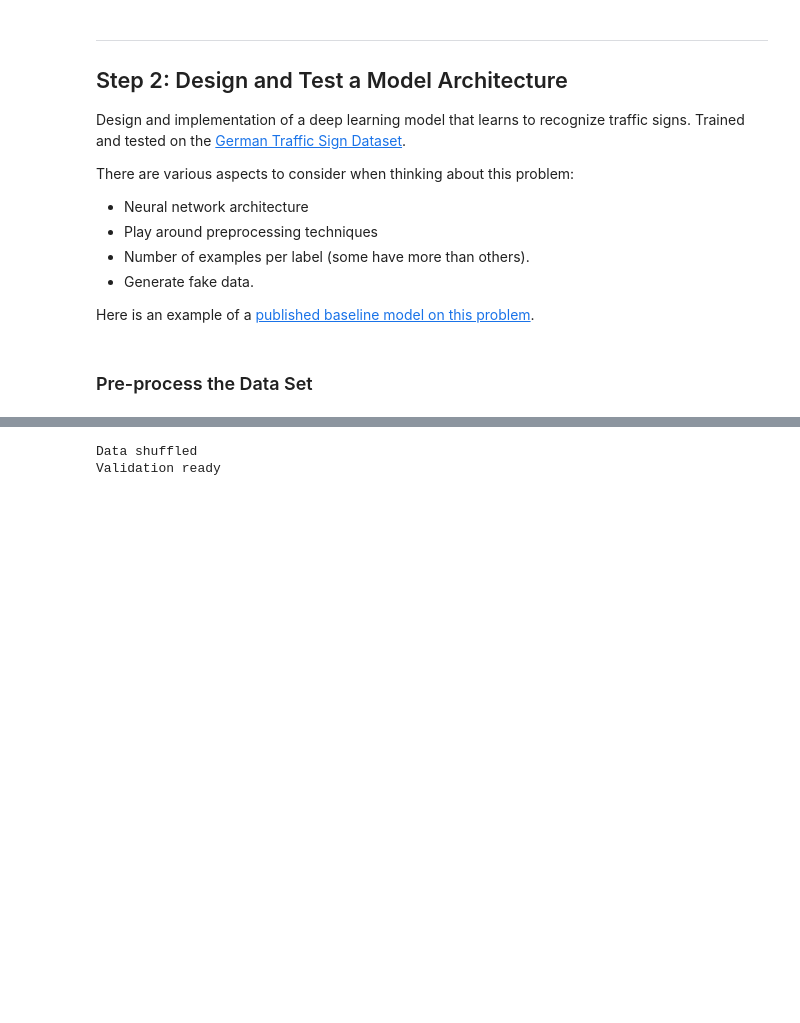
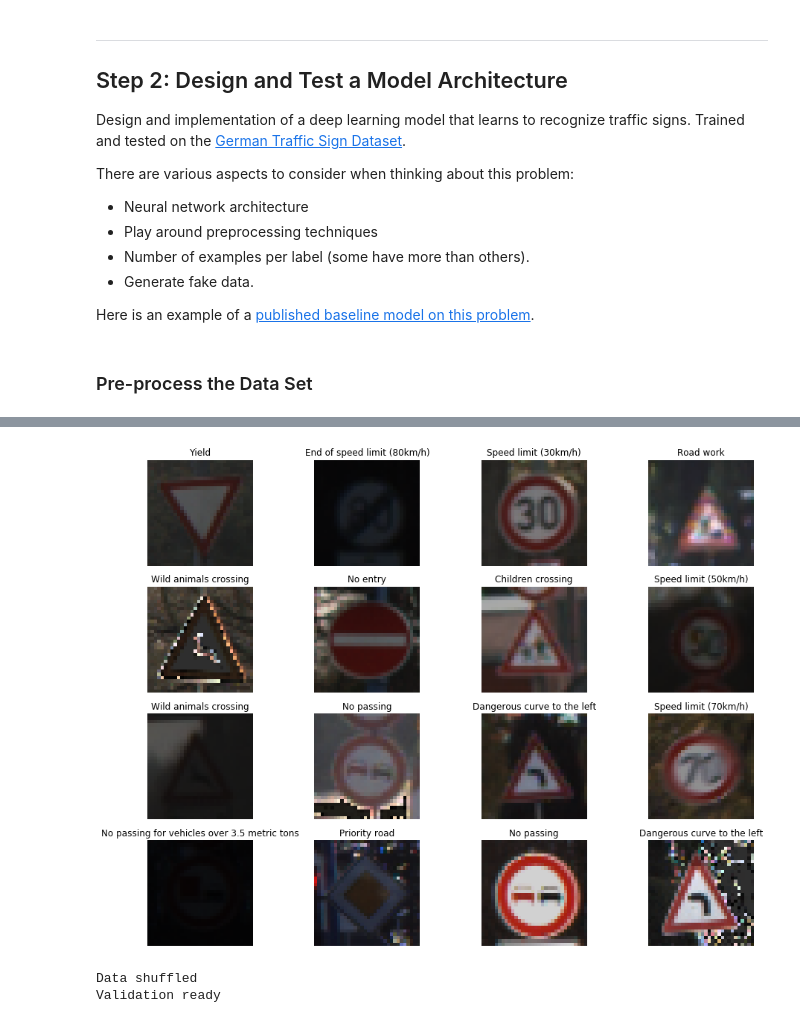
Before and after one commit to gagolucasm/Traffic-Sign-Classifier, a Jupyter notebook: Traffic_Sign_Classifier.ipynb, the cells around one changed output, grey strips where cells are left out. Saved outputs shown, nothing was run; the diff lists cells and outputs as text; code cells hidden in the pictures; blank space fills up the shorter version.

```diff
--- a/Traffic_Sign_Classifier.ipynb
+++ b/Traffic_Sign_Classifier.ipynb
@@ -192,15 +193,17 @@ for feature in train_features:
     # convert the YUV image back to RGB format
     #feature = cv2.cvtColor(feature, cv2.COLOR_YUV2BGR)
     rnd_number=np.random.uniform()
-    image1 = cv2.cvtColor(feature,cv2.COLOR_RGB2HSV)
+    image1 = cv2.cvtColor(feature,cv2.COLOR_BGR2HSV)
     random_bright = .25+rnd_number
     image1[:,:,2] = image1[:,:,2]*random_bright
-    image1 = cv2.cvtColor(image1,cv2.COLOR_HSV2RGB)
+    image1 = cv2.cvtColor(image1,cv2.COLOR_HSV2BGR)
+    kernel = np.ones((3,3),np.float32)/9
+    #image1 = cv2.filter2D(image1,-1,kernel)
     new.append(image1)
-train_features=np.concatenate((train_features,new),axis=0)
+train_features_arg=np.concatenate((train_features,new),axis=0)
 print(len(train_labels))
-train_labels=np.concatenate((train_labels,train_labels),axis=0)
-print(len(train_labels))
+train_labels_arg=np.concatenate((train_labels,train_labels),axis=0)
+print(len(train_labels_arg))
 # %% [output]
 39209
 78418
@@ -209 +211,5 @@ Wall time: 2.25 s
+# %%
+showGrid(4,4,new,train_labels)
+# %% [output]
+[figure, added]
 # %%
```
Also changed, not shown: parts of 15 cells of this notebook, 10 other files.
